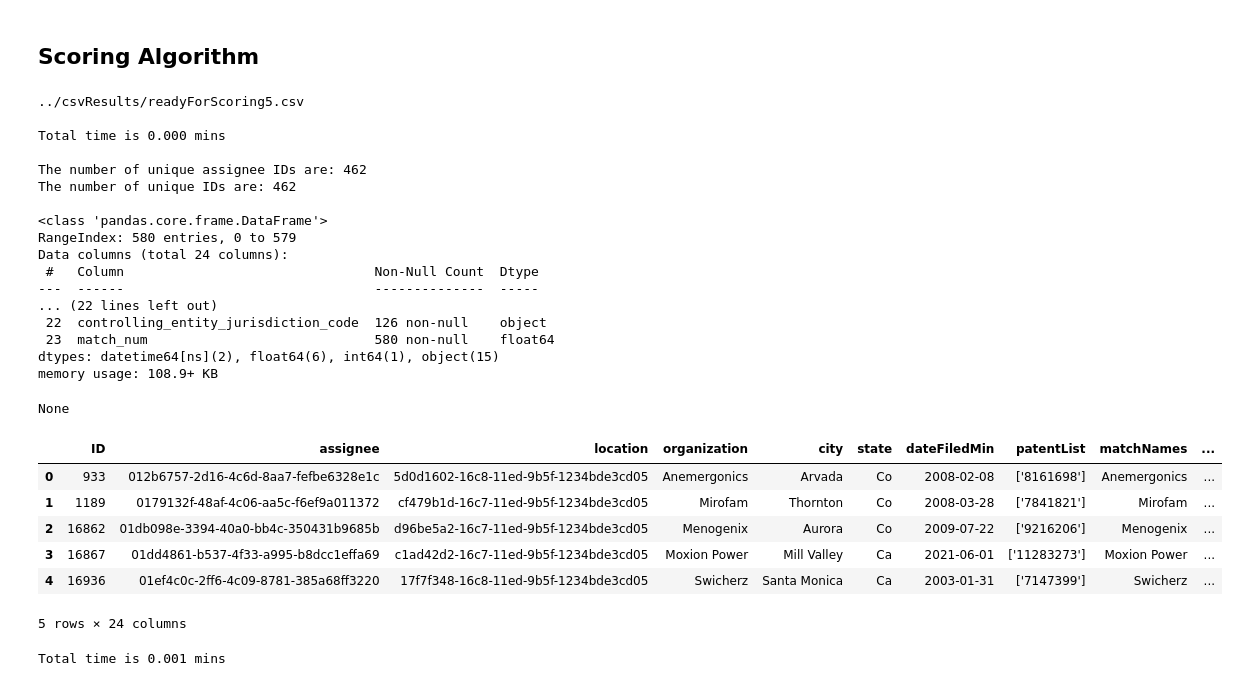
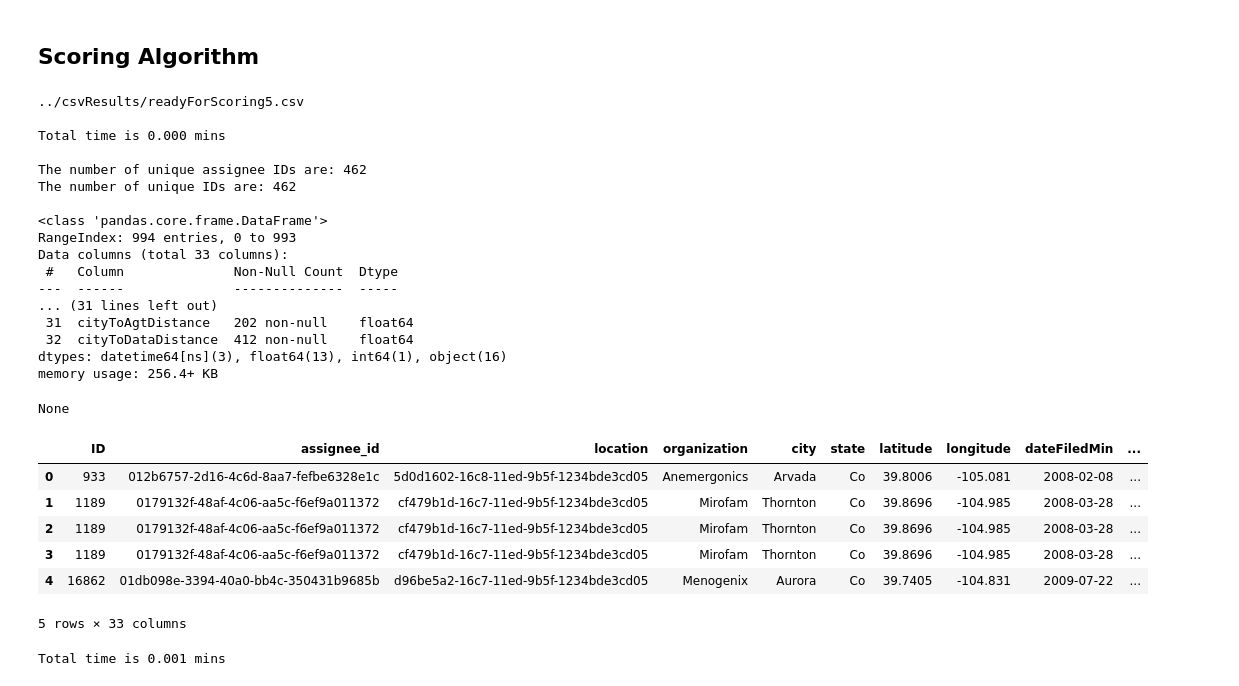
Before and after one commit to mattmarx/PatentsView_OC, a Jupyter notebook: code/jupyter-notebooks/Score OpenCorporates Data With States.ipynb, the cells around one changed output. Drawn from its saved outputs; the diff is of its cells as text; code cells hidden in the pictures.

```diff
--- a/code/jupyter-notebooks/Score OpenCorporates Data With States.ipynb
+++ b/code/jupyter-notebooks/Score OpenCorporates Data With States.ipynb
@@ -17,50 +17,51 @@ res_folder = "../csvResults/"
 # input_file = "readyForScoring.csv"
 # input_file = "readyForScoring2.csv"
 input_file = "readyForScoring5.csv"
 
 input_directory=os.path.join(res_folder,input_file)
 print(input_directory,"\n")
 
 ### import the output file from OC API matching and select columns
 df=pd.read_csv(input_directory)
 df['incorporation_date'] = pd.to_datetime(df['incorporation_date'],errors='coerce')
 df['dateFiledMin'] = pd.to_datetime(df['dateFiledMin'],errors='coerce')
+df['record_date'] = pd.to_datetime(df['record_date'],errors='coerce')
 
 ### end timer and print total time
 t1=time.time()
 total=t1-t0
 print("Total time is %.3f" % (total/60), "mins\n")
-print("The number of unique assignee IDs are:",df.assignee.nunique())
+print("The number of unique assignee IDs are:",df.assignee_id.nunique())
 print("The number of unique IDs are:",df.ID.nunique(),"\n")
 
 ### print general stats and first 5 records for dataset
 display(df.info(null_counts=True),df.head())
 # %% [output]
 ../csvResults/readyForScoring5.csv
 
 Total time is 0.000 mins
 
 The number of unique assignee IDs are: 462
 The number of unique IDs are: 462
 
 <class 'pandas.core.frame.DataFrame'>
-RangeIndex: 580 entries, 0 to 579
-Data columns (total 24 columns):
- #   Column                                Non-Null Count  Dtype
----  ------                                --------------  -----
-... (22 lines left out)
- 22  controlling_entity_jurisdiction_code  126 non-null    object
- 23  match_num                             580 non-null    float64
-dtypes: datetime64[ns](2), float64(6), int64(1), object(15)
-memory usage: 108.9+ KB
+RangeIndex: 994 entries, 0 to 993
+Data columns (total 33 columns):
+ #   Column              Non-Null Count  Dtype
+---  ------              --------------  -----
+... (31 lines left out)
+ 31  cityToAgtDistance   202 non-null    float64
+ 32  cityToDataDistance  412 non-null    float64
+dtypes: datetime64[ns](3), float64(13), int64(1), object(16)
+memory usage: 256.4+ KB
 None
-|  | ID | assignee | location | organization | city | state | dateFiledMin | patentList | matchNames | ... |
-| 0 | 933 | 012b6757-2d16-4c6d-8aa7-fefbe6328e1c | 5d0d1602-16c8-11ed-9b5f-1234bde3cd05 | Anemergonics | Arvada | Co | 2008-02-08 | ['8161698'] | Anemergonics | ... |
-| 1 | 1189 | 0179132f-48af-4c06-aa5c-f6ef9a011372 | cf479b1d-16c7-11ed-9b5f-1234bde3cd05 | Mirofam | Thornton | Co | 2008-03-28 | ['7841821'] | Mirofam | ... |
-| 2 | 16862 | 01db098e-3394-40a0-bb4c-350431b9685b | d96be5a2-16c7-11ed-9b5f-1234bde3cd05 | Menogenix | Aurora | Co | 2009-07-22 | ['9216206'] | Menogenix | ... |
-| 3 | 16867 | 01dd4861-b537-4f33-a995-b8dcc1effa69 | c1ad42d2-16c7-11ed-9b5f-1234bde3cd05 | Moxion Power | Mill Valley | Ca | 2021-06-01 | ['11283273'] | Moxion Power | ... |
-| 4 | 16936 | 01ef4c0c-2ff6-4c09-8781-385a68ff3220 | 17f7f348-16c8-11ed-9b5f-1234bde3cd05 | Swicherz | Santa Monica | Ca | 2003-01-31 | ['7147399'] | Swicherz | ... |
+|  | ID | assignee_id | location | organization | city | state | latitude | longitude | dateFiledMin | ... |
+| 0 | 933 | 012b6757-2d16-4c6d-8aa7-fefbe6328e1c | 5d0d1602-16c8-11ed-9b5f-1234bde3cd05 | Anemergonics | Arvada | Co | 39.8006 | -105.081 | 2008-02-08 | ... |
+| 1 | 1189 | 0179132f-48af-4c06-aa5c-f6ef9a011372 | cf479b1d-16c7-11ed-9b5f-1234bde3cd05 | Mirofam | Thornton | Co | 39.8696 | -104.985 | 2008-03-28 | ... |
+| 2 | 1189 | 0179132f-48af-4c06-aa5c-f6ef9a011372 | cf479b1d-16c7-11ed-9b5f-1234bde3cd05 | Mirofam | Thornton | Co | 39.8696 | -104.985 | 2008-03-28 | ... |
+| 3 | 1189 | 0179132f-48af-4c06-aa5c-f6ef9a011372 | cf479b1d-16c7-11ed-9b5f-1234bde3cd05 | Mirofam | Thornton | Co | 39.8696 | -104.985 | 2008-03-28 | ... |
+| 4 | 16862 | 01db098e-3394-40a0-bb4c-350431b9685b | d96be5a2-16c7-11ed-9b5f-1234bde3cd05 | Menogenix | Aurora | Co | 39.7405 | -104.831 | 2009-07-22 | ... |
-5 rows × 24 columns
+5 rows × 33 columns
 # %%
 ### start timer
 t0=time.time()
```
Also changed, not shown: parts of 7 cells of this notebook, 4 other files.
